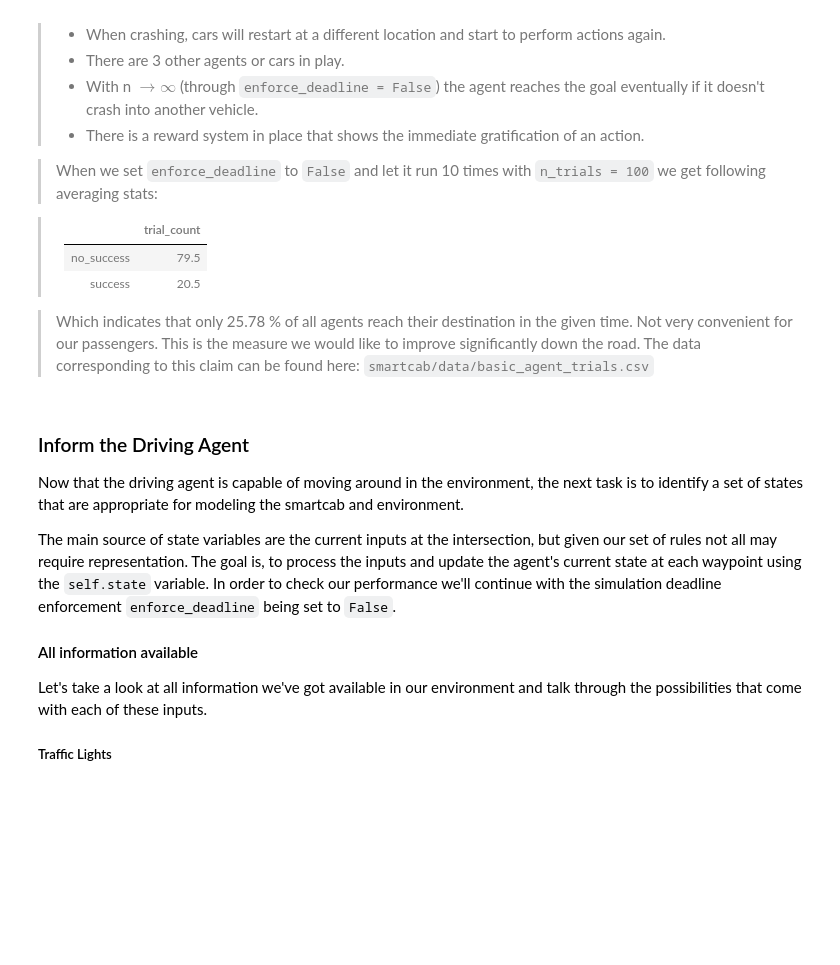
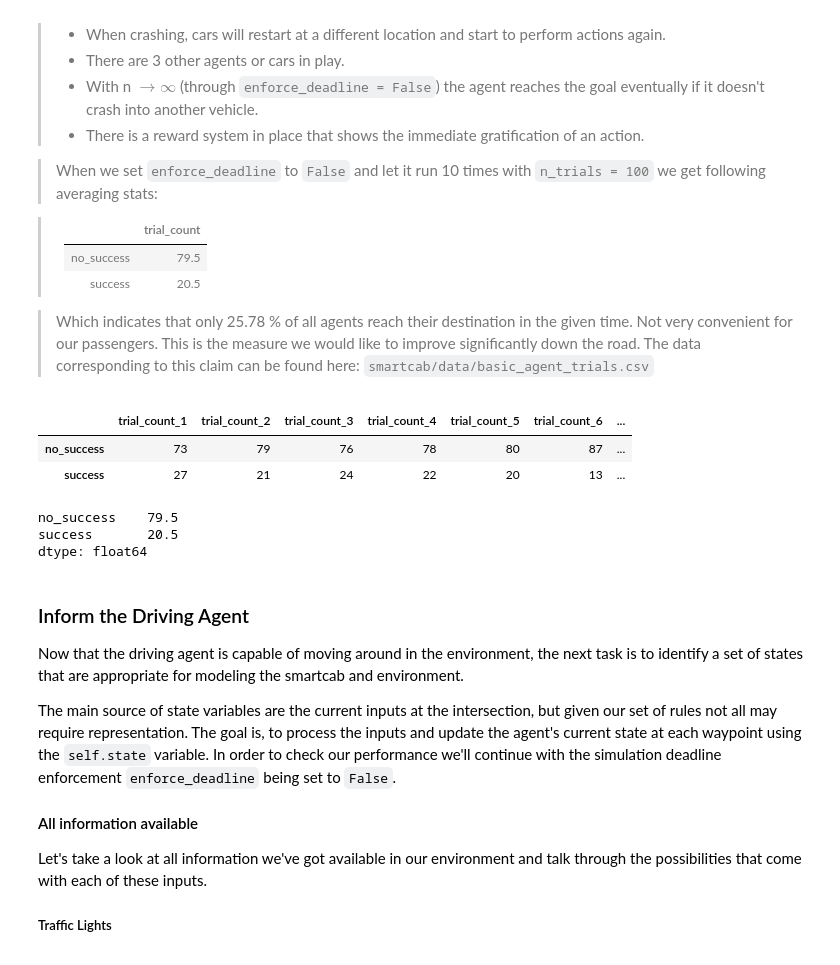
Before and after one commit to andirs/smartcab, a Jupyter notebook: SmartCabDocumentation.ipynb, the cells around one changed output. Drawn from its saved outputs; the diff is of its cells as text; code cells hidden in the pictures; blank space fills up the shorter version.

```diff
--- a/SmartCabDocumentation.ipynb
+++ b/SmartCabDocumentation.ipynb
@@ -223,6 +223,19 @@ if __name__ == '__main__':
 
 > Which indicates that only 25.78 % of all agents reach their destination in the given time. Not very convenient for our passengers. This is the measure we would like to improve significantly down the road.
 The data corresponding to this claim can be found here: `smartcab/data/basic_agent_trials.csv`
+# %%
+basic_agent_trials = pd.read_csv('smartcab/data/basic_agent_trials.csv', index_col=0)
+basic_agent_trials
+# %% [output]
+|  | trial_count_1 | trial_count_2 | trial_count_3 | trial_count_4 | trial_count_5 | trial_count_6 | ... |
+| no_success | 73 | 79 | 76 | 78 | 80 | 87 | ... |
+| success | 27 | 21 | 24 | 22 | 20 | 13 | ... |
+# %%
+basic_agent_trials.mean(axis=1)
+# %% [output]
+no_success    79.5
+success       20.5
+dtype: float64
 # %% [markdown]
 ### Inform the Driving Agent
 Now that the driving agent is capable of moving around in the environment, the next task is to identify a set of states that are appropriate for modeling the smartcab and environment.
```
Also changed, not shown: parts of 4 cells of this notebook, 9 other files.
